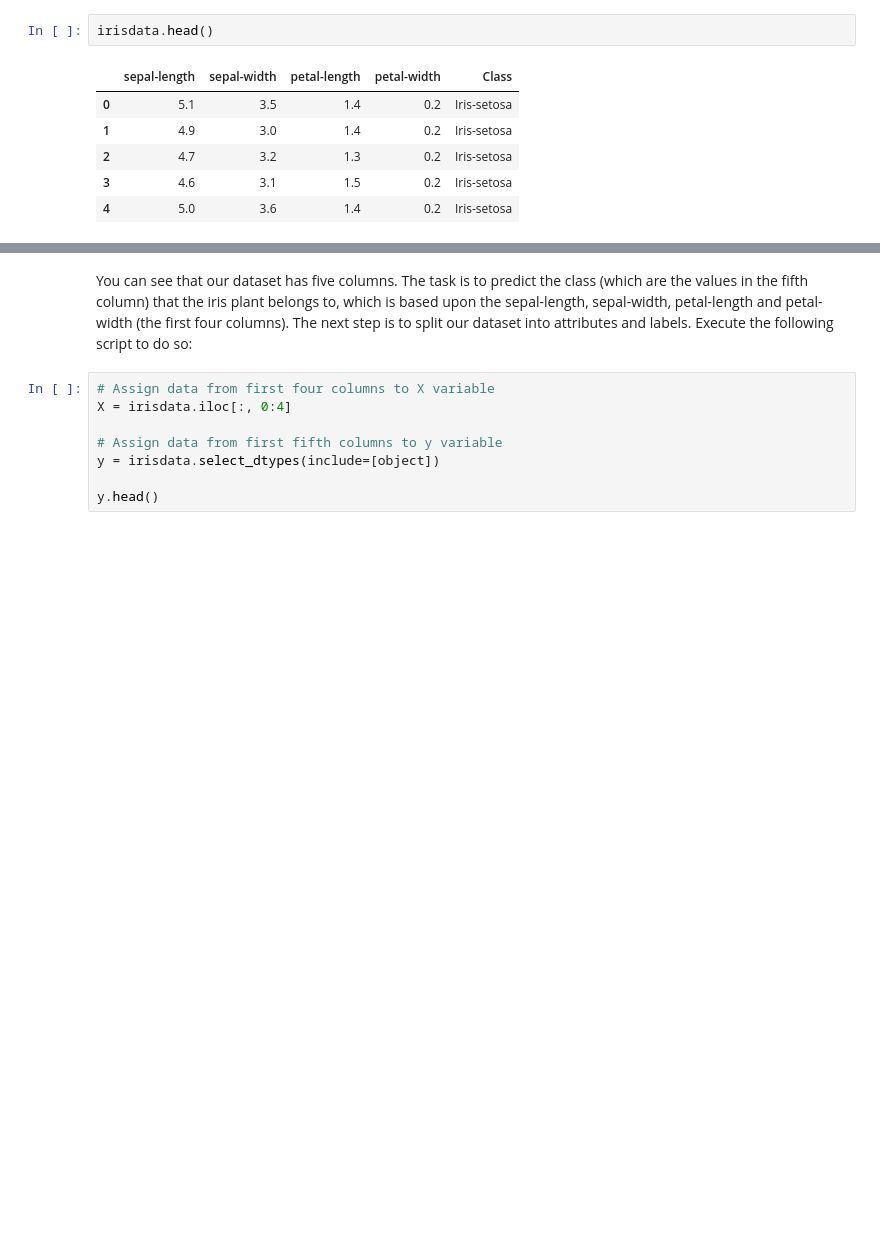
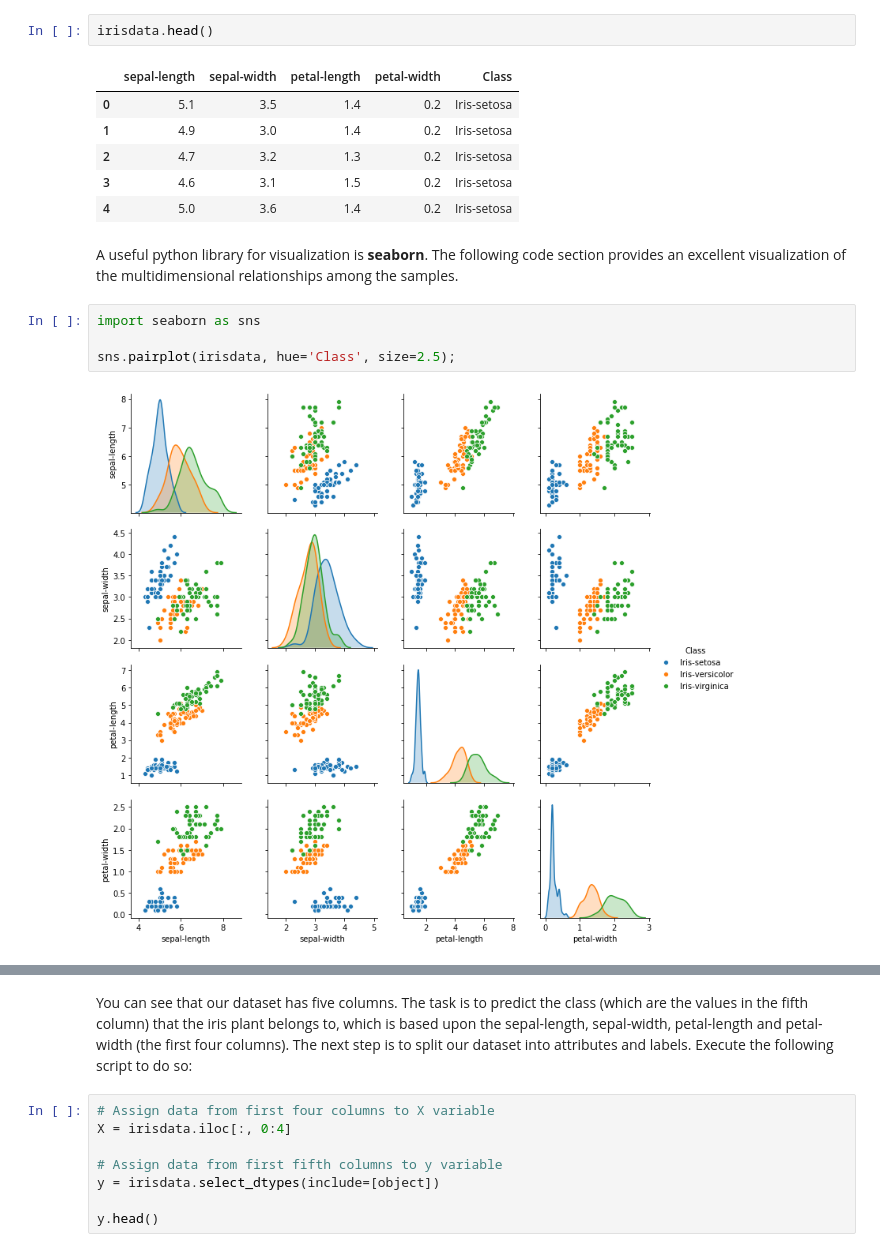
Before and after one commit to marjansherafati/Training-Material-for-Neural-Network, a Jupyter notebook: Neural_Network_for_classifying_Iris_flowers.ipynb, the cells around one changed output, grey strips where cells are left out. Saved outputs shown, nothing was run; the diff lists cells and outputs as text; blank space fills up the shorter version.

```diff
--- a/Neural_Network_for_classifying_Iris_flowers.ipynb
+++ b/Neural_Network_for_classifying_Iris_flowers.ipynb
@@ -33,3 +33,11 @@ irisdata.head()
 | 2 | 4.7 | 3.2 | 1.3 | 0.2 | Iris-setosa |
 | 3 | 4.6 | 3.1 | 1.5 | 0.2 | Iris-setosa |
 | 4 | 5.0 | 3.6 | 1.4 | 0.2 | Iris-setosa |
+# %% [markdown]
+A useful python library for visualization is **seaborn**. The following code section provides an excellent visualization of the multidimensional relationships among the samples.
+# %%
+import seaborn as sns
+
+sns.pairplot(irisdata, hue='Class', size=2.5);
+# %% [output]
+[figure, added]
```
Also changed, not shown: parts of 11 cells of this notebook.
